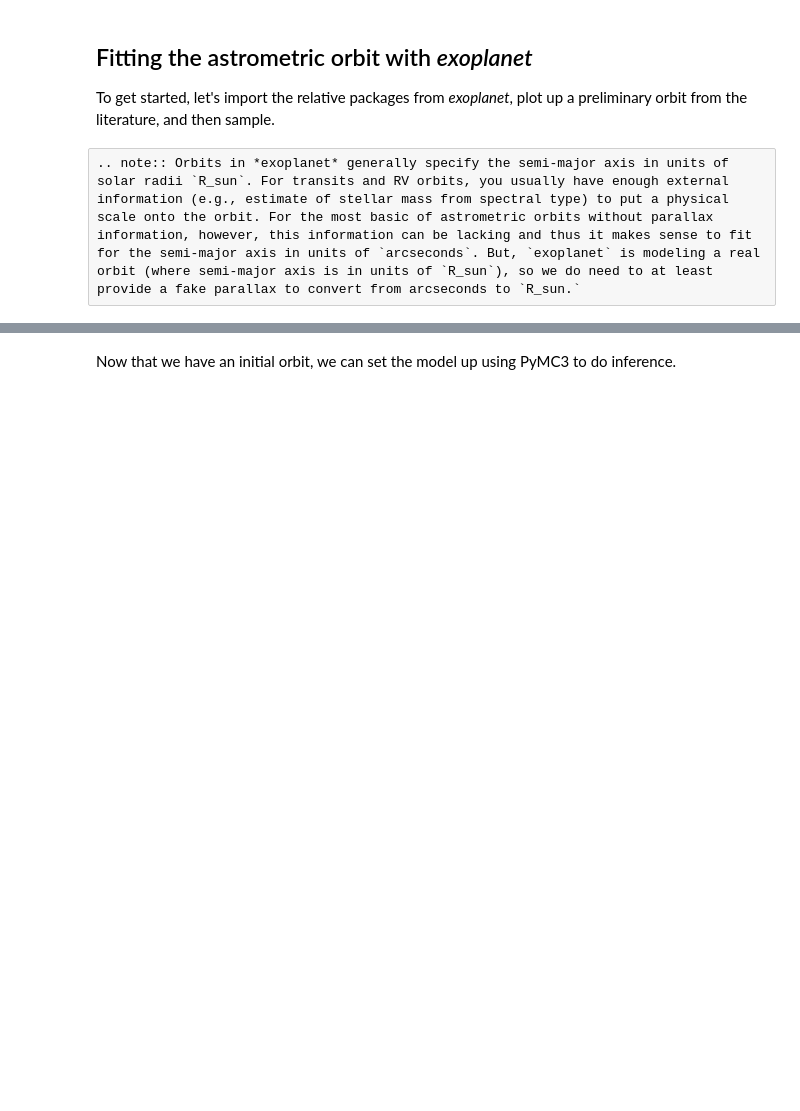
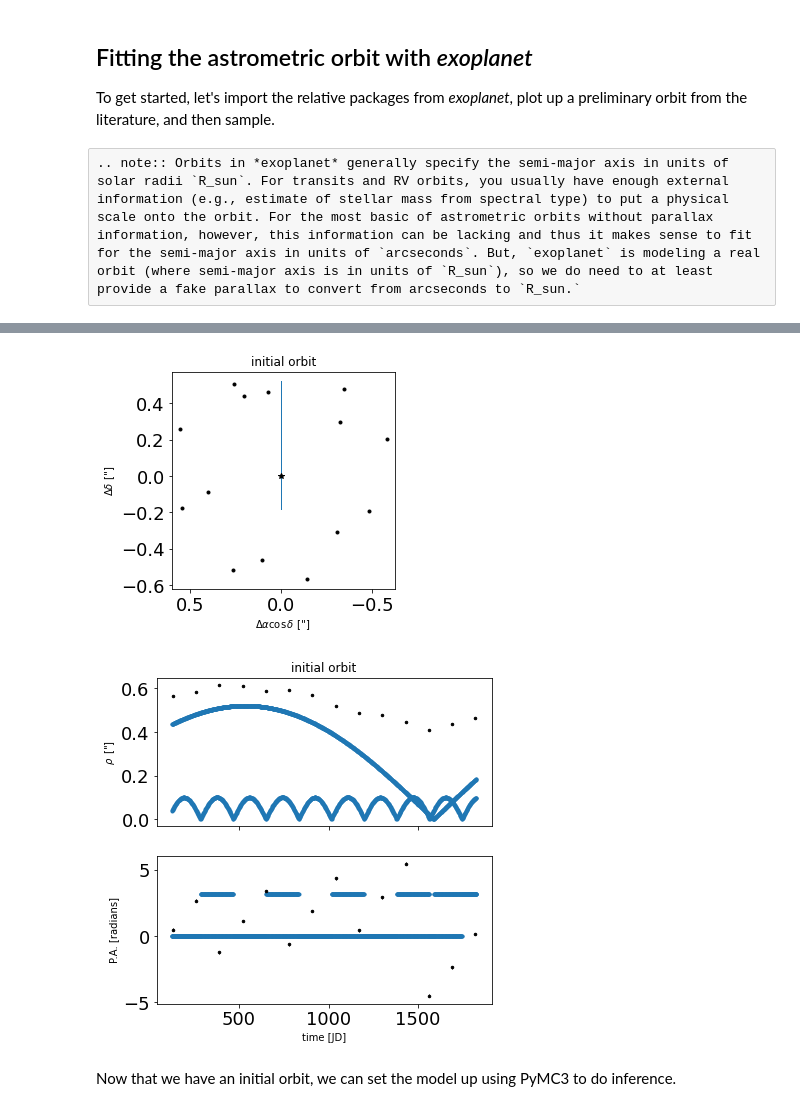
Before and after one commit to dyahalomi/roman_astrometry, a Jupyter notebook: Code/rv_EJ.ipynb, the cells around one changed output, grey strips where cells are left out. Saved outputs shown, nothing was run; the diff lists cells and outputs as text; code cells hidden in the pictures; blank space fills up the shorter version.

```diff
--- a/Code/rv_EJ.ipynb
+++ b/Code/rv_EJ.ipynb
@@ -670,0 +680,8 @@ min_masses = min_mass(K_RV, P_RV, ecc_RV)
+# %%
+print(truth)
+P_true  = np.array(truth[0:2])
+tper_true  = np.array([Tper_earth, Tper_jup])
+ecc_true  = np.array(truth[4:6])
+omega_true  = np.array(truth[6:8])
+min_mass_true = np.array([min_mass(truth[2], truth[0], truth[4]),
+                          min_mass(truth[3], truth[1], truth[5])])
@@ -733,3 +757,41 @@ _ = ax[1].set_xlabel("time [JD]")
+# %%
+
+# The position functions take an optional argument parallax to convert from
+# physical units back to arcseconds
+rho, theta = theano.function([], orbit_true.get_relative_angles(t_astrometry, parallax))()
+
+# Plot the orbit
+fig, ax = plt.subplots(nrows=1, figsize=(4, 4))
+
+xs = rho * np.cos(theta)  # X is north
+ys = rho * np.sin(theta)  # Y is east
+ax.plot(ys, xs, color="C0", lw=1)
+
+# plot the data
+xs = rho_data * np.cos(theta_data)  # X is north
+ys = rho_data * np.sin(theta_data)  # Y is east
+ax.plot(ys, xs, ".k")
+
+ax.set_ylabel(r"$\Delta \delta$ ['']")
+ax.set_xlabel(r"$\Delta \alpha \cos \delta$ ['']")
+ax.invert_xaxis()
+ax.plot(0, 0, "k*")
+ax.set_aspect("equal", "datalim")
+ax.set_title("initial orbit")
+
+fig, ax = plt.subplots(nrows=2, sharex=True, figsize=(6, 6))
+ax[0].errorbar(x_astrometry, rho_data, yerr=rho_err, fmt=".k", lw=1, ms=5)
+ax[0].plot(t_astrometry, rho, '.', color="C0", lw=1)
+ax[0].set_ylabel(r'$\rho\,$ ["]')
+ax[0].set_title("initial orbit")
+
+ax[1].errorbar(x_astrometry, theta_data, yerr=theta_err, fmt=".k", lw=1, ms=5)
+ax[1].plot(t_astrometry, theta, '.', color="C0", lw=1)
+ax[1].set_ylabel(r"P.A. [radians]")
+_ = ax[1].set_xlabel("time [JD]")
+# %% [output]
+[figure, added]
+[figure, added]
 # %% [markdown]
 Now that we have an initial orbit, we can set the model up using PyMC3 to do inference.
 # %%
```
Also changed, not shown: parts of 22 cells of this notebook, 2 other files.
